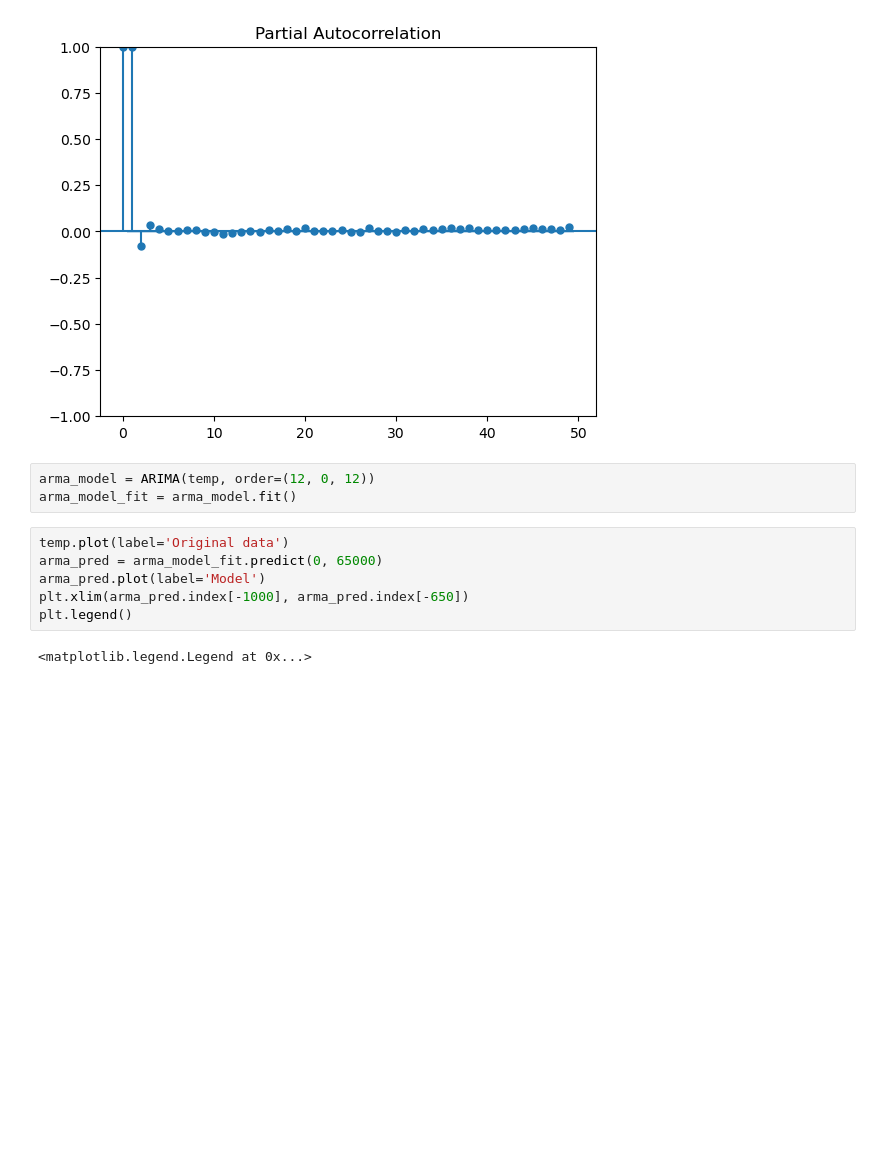
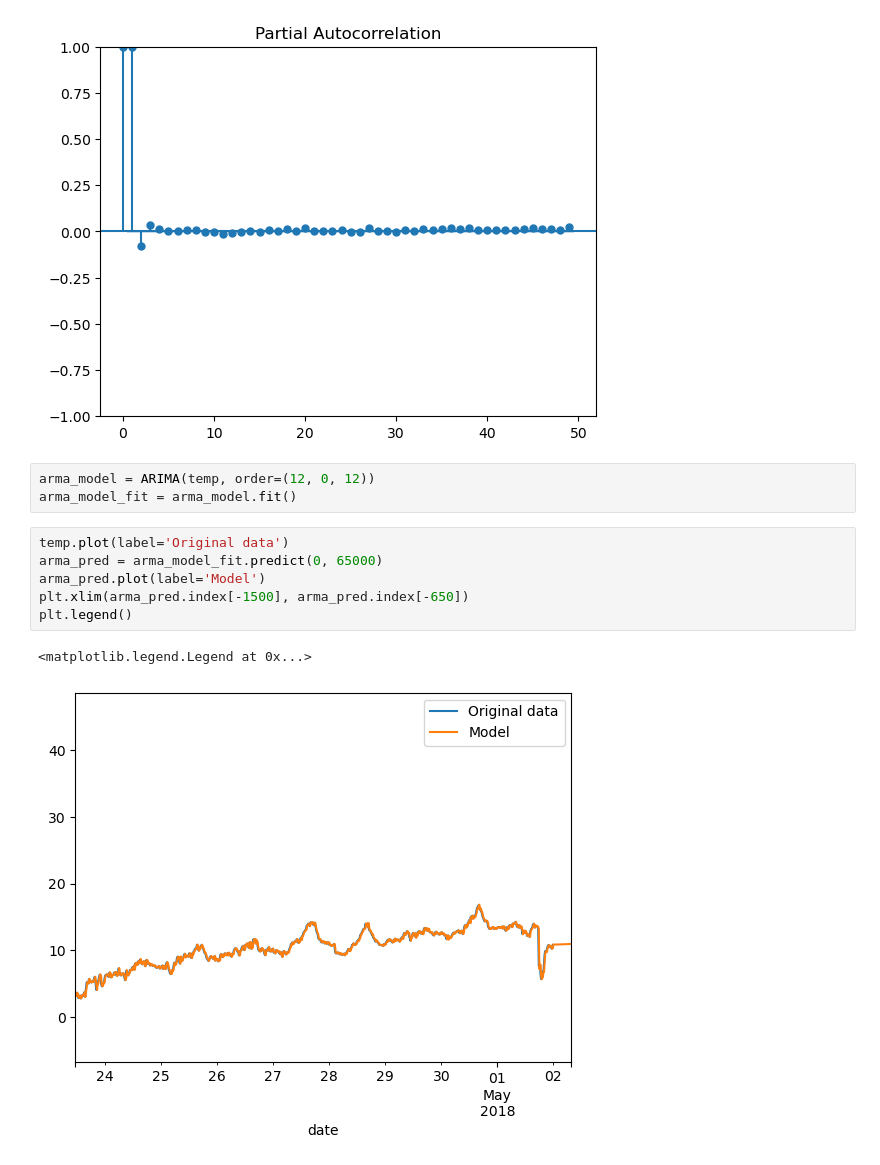
Before and after one commit to JakubLobo/probabilistic-forecasting-temperature, a Jupyter notebook: ARIMA-models.ipynb, the cells around one changed output. Drawn from its saved outputs; the diff is of its cells as text; blank space fills up the shorter version.

```diff
--- a/project.ipynb
+++ b/ARIMA-models.ipynb
@@ -147,11 +147,12 @@ arma_model_fit = arma_model.fit()
 # %%
 temp.plot(label='Original data')
 arma_pred = arma_model_fit.predict(0, 65000)
 arma_pred.plot(label='Model')
-plt.xlim(arma_pred.index[-1000], arma_pred.index[-650])
+plt.xlim(arma_pred.index[-1500], arma_pred.index[-650])
 plt.legend()
 # %% [output]
 <matplotlib.legend.Legend at 0x...>
+[figure, added]
 # %%
 temp.plot(label='Original data')
 arma_pred.plot(label='Model')
```
Also changed, not shown: parts of 13 cells of this notebook.
